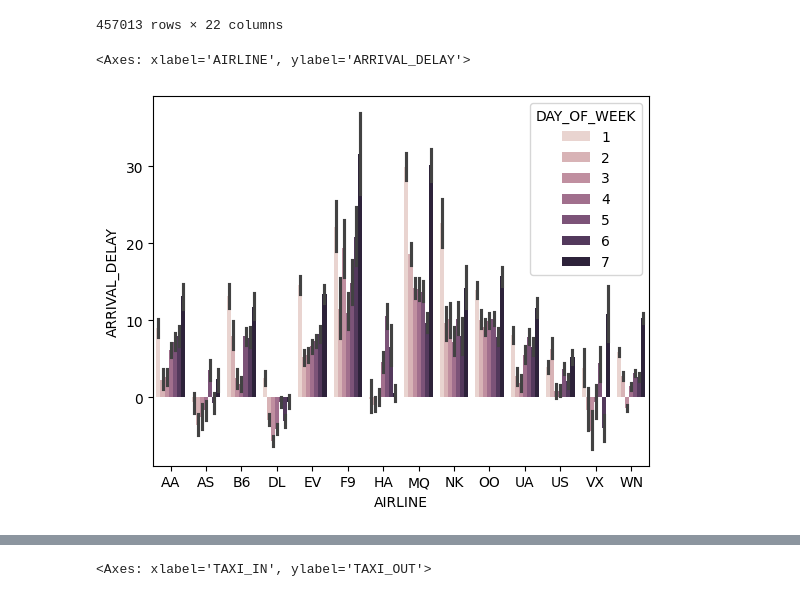
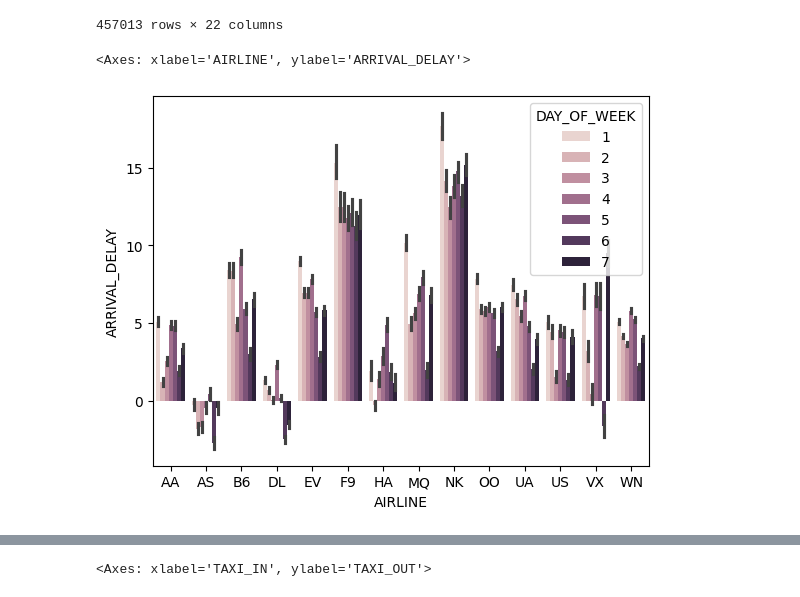
Before and after one commit to anonymo2239/Flight-Delay-Cancellation-Dataset, a Jupyter notebook: src/EDA_flights.ipynb, the cells around one changed output, grey strips where cells are left out. Drawn from its saved outputs; the diff is of its cells as text; code cells hidden in the pictures.

```diff
--- a/src/EDA_flights.ipynb
+++ b/src/EDA_flights.ipynb
@@ -205,7 +206,7 @@ january_df
 # %%
 import seaborn as sns
 
-sns.barplot(x='AIRLINE', y='ARRIVAL_DELAY', data=january_df, hue='DAY_OF_WEEK')
+sns.barplot(x='AIRLINE', y='ARRIVAL_DELAY', data=semi_clean_df, hue='DAY_OF_WEEK')
 # %% [output]
 <Axes: xlabel='AIRLINE', ylabel='ARRIVAL_DELAY'>
-[figure, old version]
+[figure, new version]
```
Also changed, not shown: parts of 8 cells of this notebook, 4 other files.
